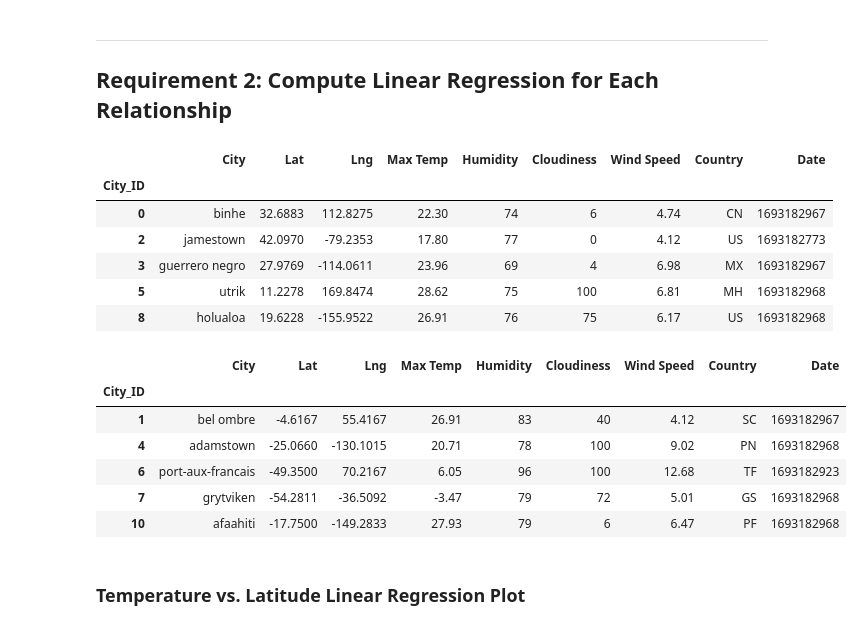
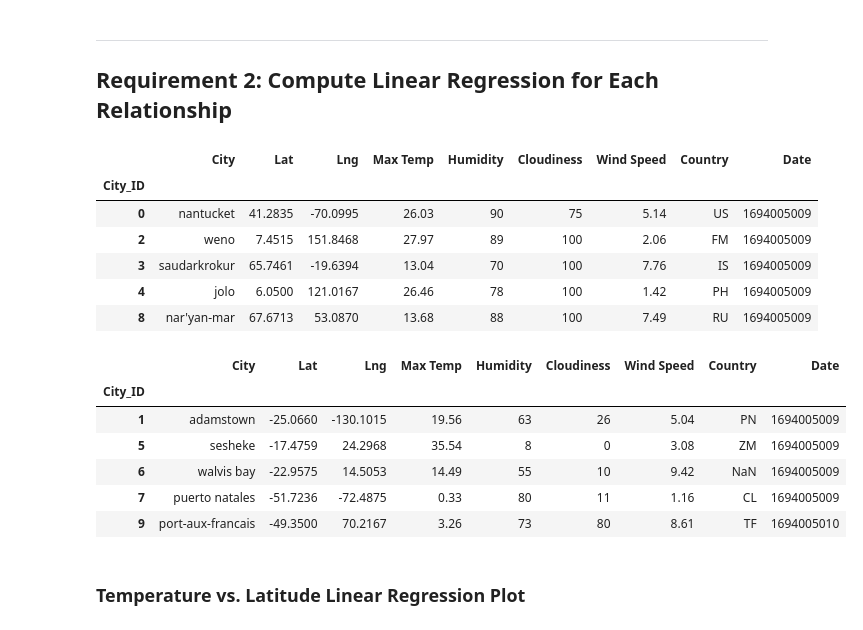
Before and after one commit to Faith-Hall/python-api-challenge, a Jupyter notebook: WeatherPy/WeatherPyCode.ipynb, the cells around one changed output. Saved outputs shown, nothing was run; the diff lists cells and outputs as text; code cells hidden in the pictures.

```diff
--- a/WeatherPy/WeatherPyCode.ipynb
+++ b/WeatherPy/WeatherPyCode.ipynb
@@ -273,31 +274,31 @@ def linear_regress(x, y, eqn_coordinates):
 # %%
 # Create a DataFrame with the Northern Hemisphere data (Latitude >= 0)
-northern_hem_df = city_data_df.loc[city_data_df["Lat"] >= 0]
+northern_hemi_df = city_data_df.loc[(city_data_df["Lat"] >= 0)]
 
 # Display sample data
-northern_hem_df.head()
+northern_hemi_df.head()
 # %% [output]
 |  | City | Lat | Lng | Max Temp | Humidity | Cloudiness | Wind Speed | Country | Date |
 | City_ID |  |  |  |  |  |  |  |  |  |
-| 0 | binhe | 32.6883 | 112.8275 | 22.30 | 74 | 6 | 4.74 | CN | 1693182967 |
-| 2 | jamestown | 42.0970 | -79.2353 | 17.80 | 77 | 0 | 4.12 | US | 1693182773 |
-| 3 | guerrero negro | 27.9769 | -114.0611 | 23.96 | 69 | 4 | 6.98 | MX | 1693182967 |
-| 5 | utrik | 11.2278 | 169.8474 | 28.62 | 75 | 100 | 6.81 | MH | 1693182968 |
-| 8 | holualoa | 19.6228 | -155.9522 | 26.91 | 76 | 75 | 6.17 | US | 1693182968 |
+| 0 | nantucket | 41.2835 | -70.0995 | 26.03 | 90 | 75 | 5.14 | US | 1694005009 |
+| 2 | weno | 7.4515 | 151.8468 | 27.97 | 89 | 100 | 2.06 | FM | 1694005009 |
+| 3 | saudarkrokur | 65.7461 | -19.6394 | 13.04 | 70 | 100 | 7.76 | IS | 1694005009 |
+| 4 | jolo | 6.0500 | 121.0167 | 26.46 | 78 | 100 | 1.42 | PH | 1694005009 |
+| 8 | nar'yan-mar | 67.6713 | 53.0870 | 13.68 | 88 | 100 | 7.49 | RU | 1694005009 |
 # %%
 # Create a DataFrame with the Southern Hemisphere data (Latitude < 0)
-southern_hem_df = city_data_df.loc[city_data_df["Lat"] < 0]
+southern_hemi_df = city_data_df.loc[(city_data_df["Lat"] <0)]
 
 # Display sample data
-southern_hem_df.head()
+southern_hemi_df.head()
 # %% [output]
 |  | City | Lat | Lng | Max Temp | Humidity | Cloudiness | Wind Speed | Country | Date |
 | City_ID |  |  |  |  |  |  |  |  |  |
-| 1 | bel ombre | -4.6167 | 55.4167 | 26.91 | 83 | 40 | 4.12 | SC | 1693182967 |
-| 4 | adamstown | -25.0660 | -130.1015 | 20.71 | 78 | 100 | 9.02 | PN | 1693182968 |
-| 6 | port-aux-francais | -49.3500 | 70.2167 | 6.05 | 96 | 100 | 12.68 | TF | 1693182923 |
-| 7 | grytviken | -54.2811 | -36.5092 | -3.47 | 79 | 72 | 5.01 | GS | 1693182968 |
-| 10 | afaahiti | -17.7500 | -149.2833 | 27.93 | 79 | 6 | 6.47 | PF | 1693182968 |
+| 1 | adamstown | -25.0660 | -130.1015 | 19.56 | 63 | 26 | 5.04 | PN | 1694005009 |
+| 5 | sesheke | -17.4759 | 24.2968 | 35.54 | 8 | 0 | 3.08 | ZM | 1694005009 |
+| 6 | walvis bay | -22.9575 | 14.5053 | 14.49 | 55 | 10 | 9.42 | NaN | 1694005009 |
+| 7 | puerto natales | -51.7236 | -72.4875 | 0.33 | 80 | 11 | 1.16 | CL | 1694005009 |
+| 9 | port-aux-francais | -49.3500 | 70.2167 | 3.26 | 73 | 80 | 8.61 | TF | 1694005010 |
 # %% [markdown]
 ###  Temperature vs. Latitude Linear Regression Plot
 # %%
```
Also changed, not shown: parts of 33 cells of this notebook, 2 other files.
